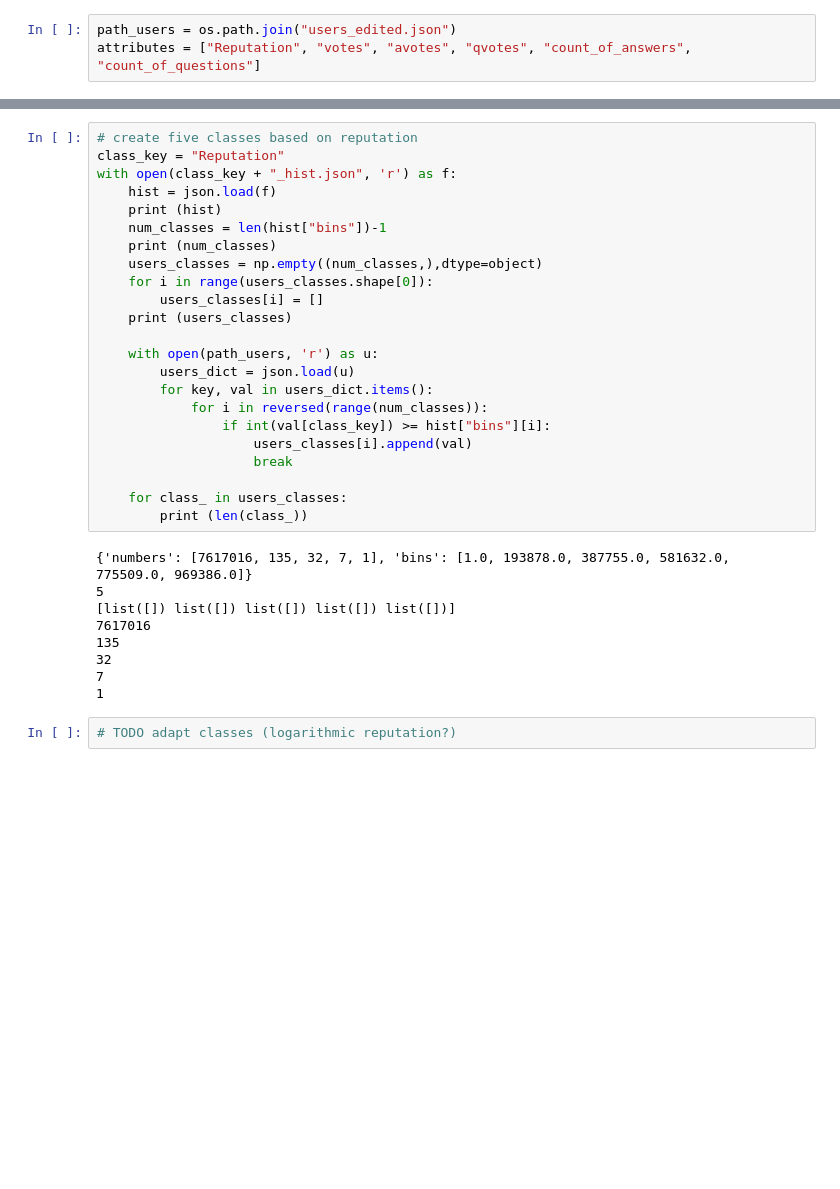
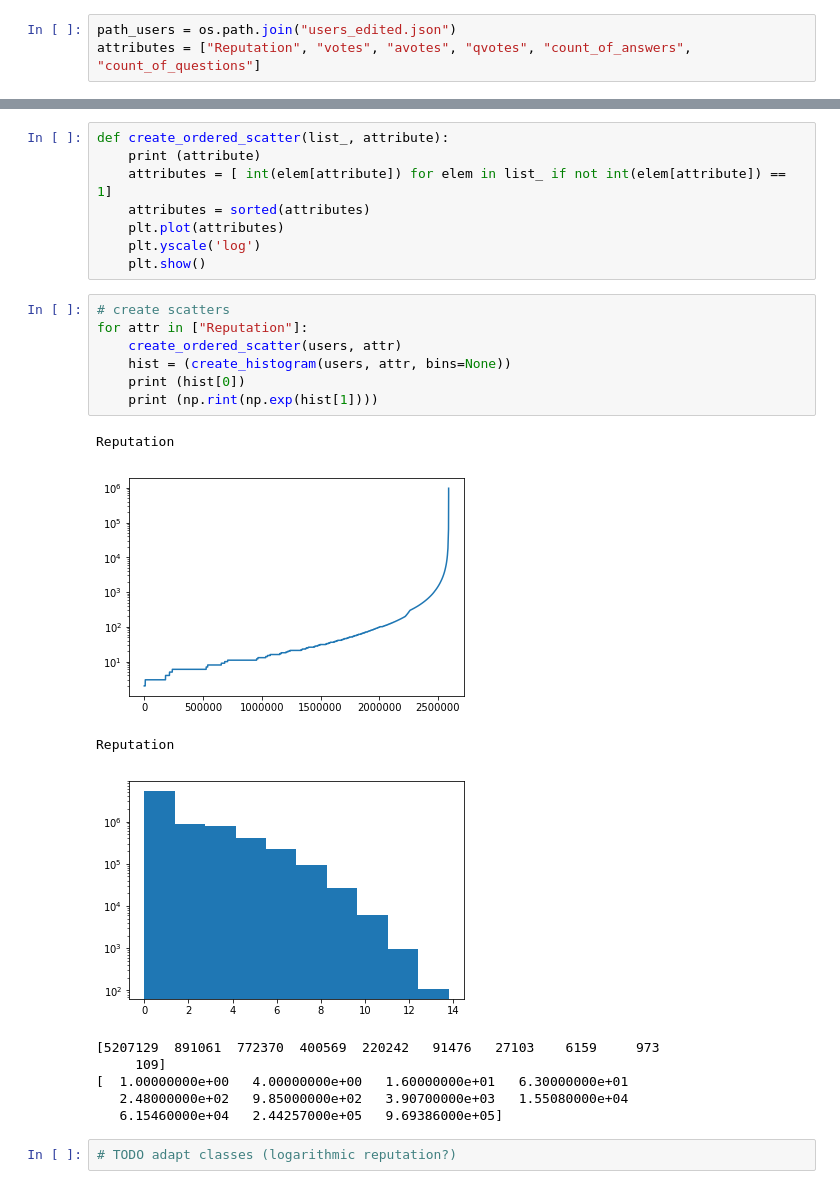
Before and after one commit to MaxRuenz/StackoverflowAnalysis, a Jupyter notebook: StatisticsCreation.ipynb, the cells around one changed output, grey strips where cells are left out. Cells and saved outputs as stored; diff of their text form; blank space fills up the shorter version.

```diff
--- a/StatisticsCreation.ipynb
+++ b/StatisticsCreation.ipynb
@@ -46,34 +61,27 @@ with open(path_users, 'r') as f:
-# %%
-# create five classes based on reputation
-class_key = "Reputation"
-with open(class_key + "_hist.json", 'r') as f:
-    hist = json.load(f)
-    print (hist)
-    num_classes = len(hist["bins"])-1
-    print (num_classes)
-    users_classes = np.empty((num_classes,),dtype=object)
-    for i in range(users_classes.shape[0]):
-        users_classes[i] = []
-    print (users_classes)
-
-    with open(path_users, 'r') as u:
-        users_dict = json.load(u)
-        for key, val in users_dict.items():
-            for i in reversed(range(num_classes)):
-                if int(val[class_key]) >= hist["bins"][i]:
-                    users_classes[i].append(val)
-                    break
-
-    for class_ in users_classes:
-        print (len(class_))
-# %% [output]
-{'numbers': [7617016, 135, 32, 7, 1], 'bins': [1.0, 193878.0, 387755.0, 581632.0, 775509.0, 969386.0]}
-5
-[list([]) list([]) list([]) list([]) list([])]
-7617016
-135
-32
-7
-1
+# %%
+def create_ordered_scatter(list_, attribute):
+    print (attribute)
+    attributes = [ int(elem[attribute]) for elem in list_ if not int(elem[attribute]) == 1]
+    attributes = sorted(attributes)
+    plt.plot(attributes)
+    plt.yscale('log')
+    plt.show()
+# %%
+# create scatters
+for attr in ["Reputation"]:
+    create_ordered_scatter(users, attr)
+    hist = (create_histogram(users, attr, bins=None))
+    print (hist[0])
+    print (np.rint(np.exp(hist[1])))
+# %% [output]
+Reputation
+[figure, added]
+Reputation
+[figure, added]
+[5207129  891061  772370  400569  220242   91476   27103    6159     973
+     109]
+[  1.00000000e+00   4.00000000e+00   1.60000000e+01   6.30000000e+01
+   2.48000000e+02   9.85000000e+02   3.90700000e+03   1.55080000e+04
+   6.15460000e+04   2.44257000e+05   9.69386000e+05]
 # %%
 # TODO adapt classes (logarithmic reputation?)
```
Also changed, not shown: parts of 3 cells of this notebook, 9 other files.
